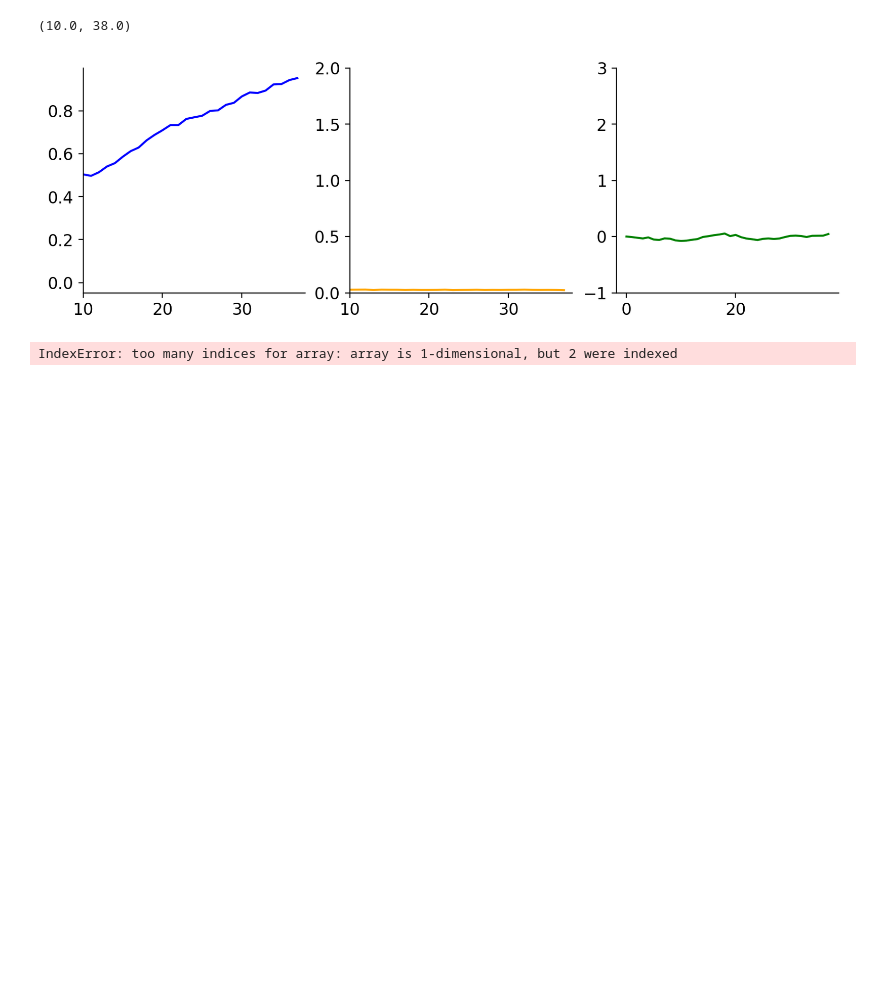
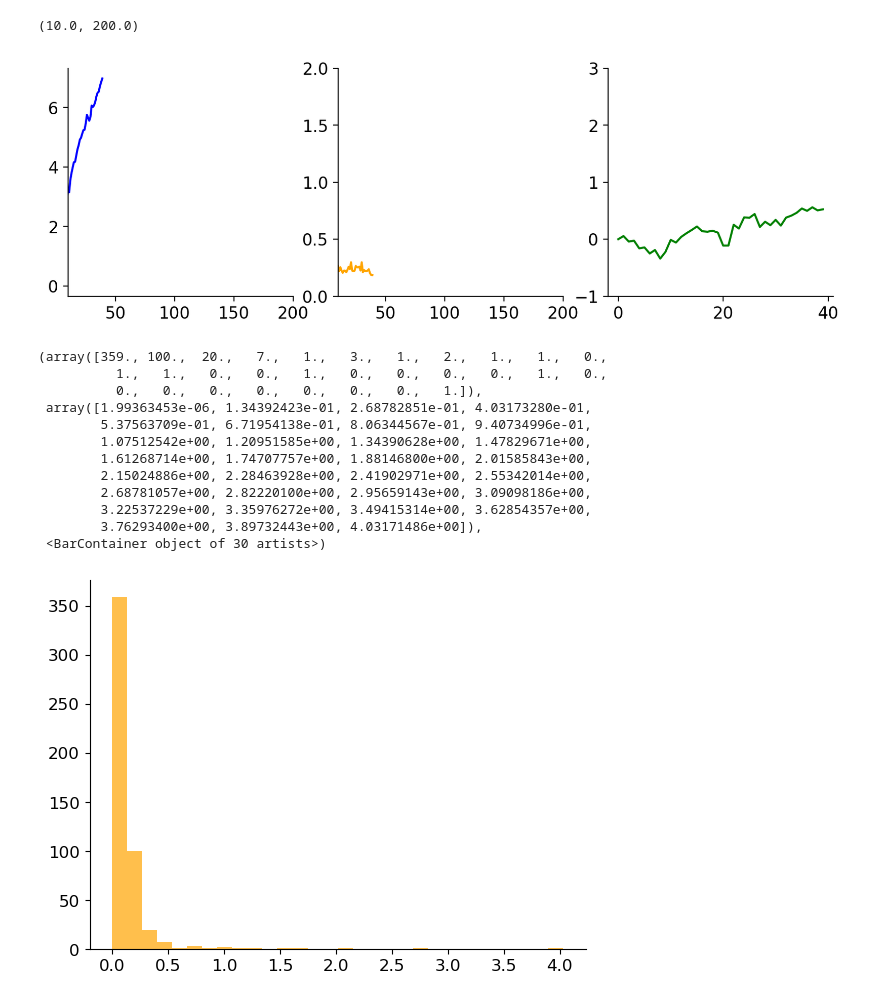
Before and after one commit to divyanshgupt/drift_model_2026, a Jupyter notebook: scripts/08-26 - analytics/1A - FF - cotuned/8. single_neuron_drift.ipynb, the cells around one changed output. Cells and saved outputs as stored; diff of their text form; code cells hidden in the pictures; blank space fills up the shorter version.

```diff
--- a/scripts/08-26 - analytics/1A - FF - cotuned/8. single_neuron_drift.ipynb
+++ b/scripts/08-26 - analytics/1A - FF - cotuned/8. single_neuron_drift.ipynb
@@ -248,30 +249,44 @@ axs[2].plot(np.nanmean(convergence, axis=1)[::30], label='Convergence', color='g
 axs[1].set_ylim(0, 2)
 axs[2].set_ylim(-1, 3)
 
-axs[0].set_xlim(10, 38)
-axs[1].set_xlim(10, 38)
+axs[0].set_xlim(10, 200)
+axs[1].set_xlim(10, 200)
 # %% [output]
-(10.0, 38.0)
+(10.0, 200.0)
-[figure, old version]
+[figure, new version]
+# %%
+plt.hist(drift_rate[10], bins=30, color='orange', alpha=0.7)
+# %% [output]
+(array([359., 100.,  20.,   7.,   1.,   3.,   1.,   2.,   1.,   1.,   0.,
+          1.,   1.,   0.,   0.,   1.,   0.,   0.,   0.,   0.,   1.,   0.,
+          0.,   0.,   0.,   0.,   0.,   0.,   0.,   1.]),
+ array([1.99363453e-06, 1.34392423e-01, 2.68782851e-01, 4.03173280e-01,
+        5.37563709e-01, 6.71954138e-01, 8.06344567e-01, 9.40734996e-01,
+        1.07512542e+00, 1.20951585e+00, 1.34390628e+00, 1.47829671e+00,
+        1.61268714e+00, 1.74707757e+00, 1.88146800e+00, 2.01585843e+00,
+        2.15024886e+00, 2.28463928e+00, 2.41902971e+00, 2.55342014e+00,
+        2.68781057e+00, 2.82220100e+00, 2.95659143e+00, 3.09098186e+00,
+        3.22537229e+00, 3.35976272e+00, 3.49415314e+00, 3.62854357e+00,
+        3.76293400e+00, 3.89732443e+00, 4.03171486e+00]),
+ <BarContainer object of 30 artists>)
+[figure, added]
 # %%
-# Plot activity of the cell of interest over time
-r_E = np.array(r_e_rec)[:, :]
-r_I = np.array(r_i_rec)[:, :]
-r_F = np.array(r_f_rec)[:, :]
+# # Plot activity of the cell of interest over time
+# r_E = np.array(r_e_rec)[:, :]
+# r_I = np.array(r_i_rec)[:, :]
+# r_F = np.array(r_f_rec)[:, :]
 
-time_idx = 0
-fig, axs = plt.subplots(3, 1, figsize=(5, 4), dpi=200)
-axs[0].plot(r_E[time_idx], '.', color='blue')
-axs[0].set_xlabel('Time')
-axs[0].set_ylabel('Activity')
+# time_idx = 0
+# fig, axs = plt.subplots(3, 1, figsize=(5, 4), dpi=200)
+# axs[0].plot(r_E[time_idx], '.', color='blue')
+# axs[0].set_xlabel('Time')
+# axs[0].set_ylabel('Activity')
 
 
-axs[1].plot(r_I[time_idx], '.', color='red')
-axs[1].set_xlabel('Time')
-axs[1].set_ylabel('Activity')
+# axs[1].plot(r_I[time_idx], '.', color='red')
+# axs[1].set_xlabel('Time')
+# axs[1].set_ylabel('Activity')
 
-axs[2].plot(r_F[time_idx], '.', color='green')
-axs[2].set_xlabel('Time')
-axs[2].set_ylabel('Activity')
+# axs[2].plot(r_F[time_idx], '.', color='green')
+# axs[2].set_xlabel('Time')
+# axs[2].set_ylabel('Activity')
-# %% [output]
-IndexError: too many indices for array: array is 1-dimensional, but 2 were indexed
```
Also changed, not shown: parts of 7 cells of this notebook, 13 other files.
